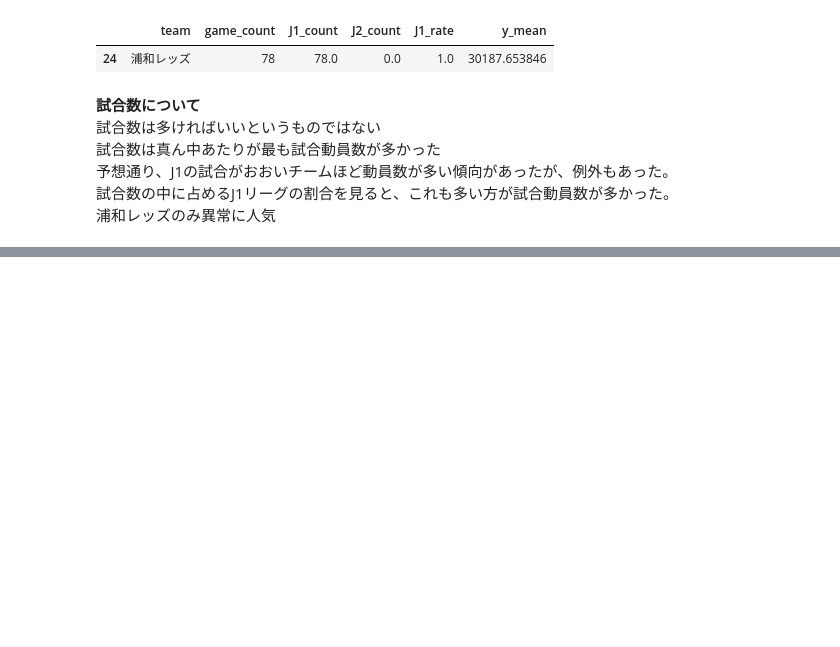
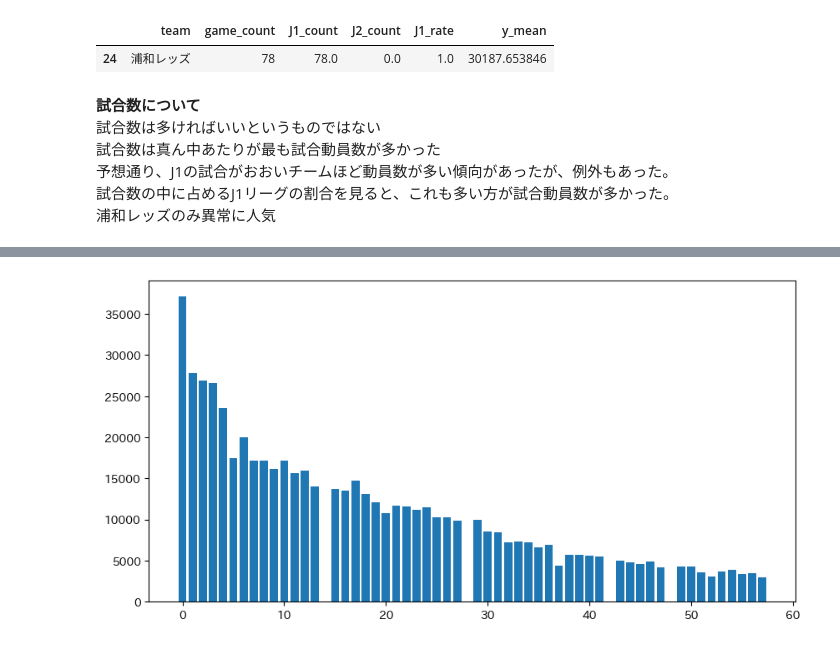
Before and after one commit to MAMMARU-class/UEC_3rd_datascience, a Jupyter notebook: 05_EDA.ipynb, the cells around one changed output, grey strips where cells are left out. Saved outputs shown, nothing was run; the diff lists cells and outputs as text; code cells hidden in the pictures; blank space fills up the shorter version.

```diff
--- a/05_EDA.ipynb
+++ b/05_EDA.ipynb
@@ -668,0 +754,5 @@ game_count[game_count["y_mean"] > 29000]
+# %%
+plt.bar(stadium_each.index, stadium_each["y_晴"])
+plt.show()
+# %% [output]
+[figure, added]
```
Also changed, not shown: parts of 14 cells of this notebook.
